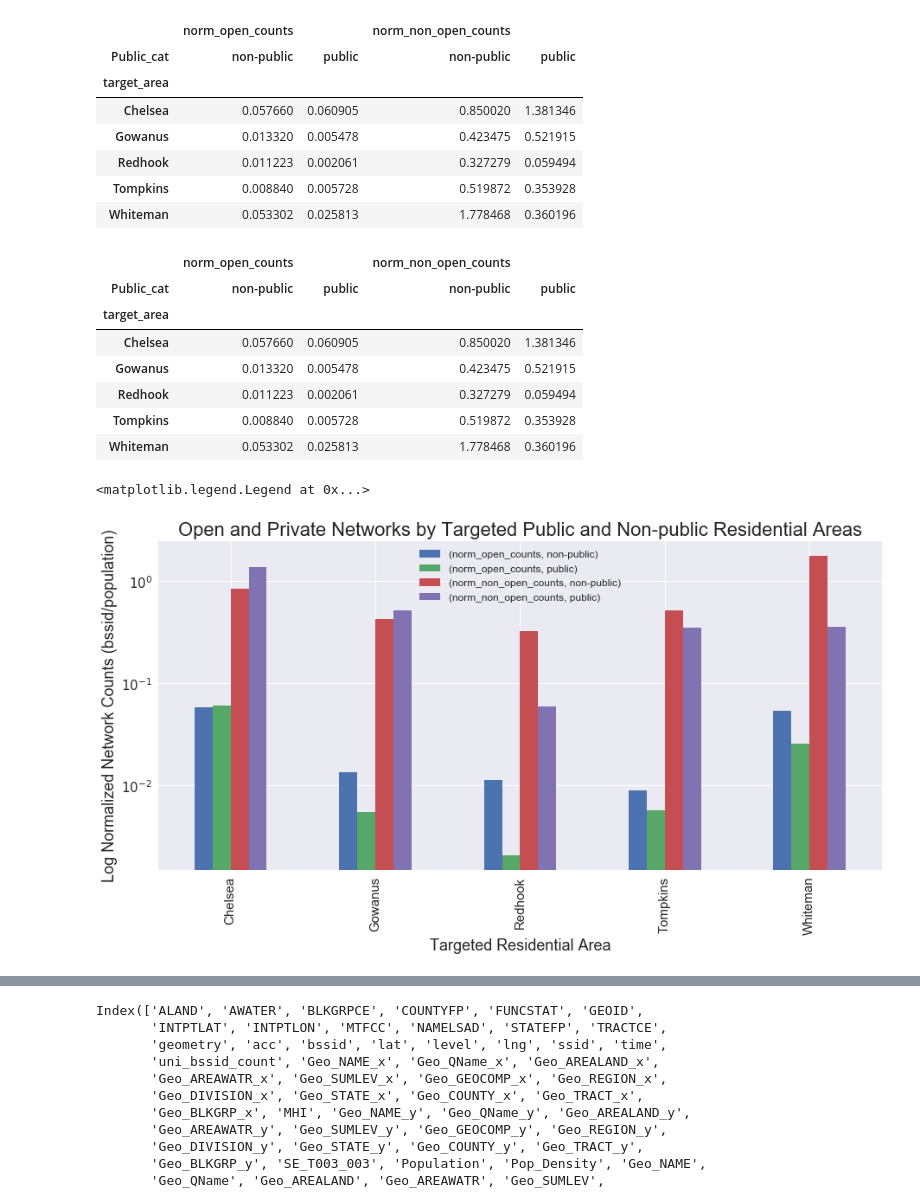
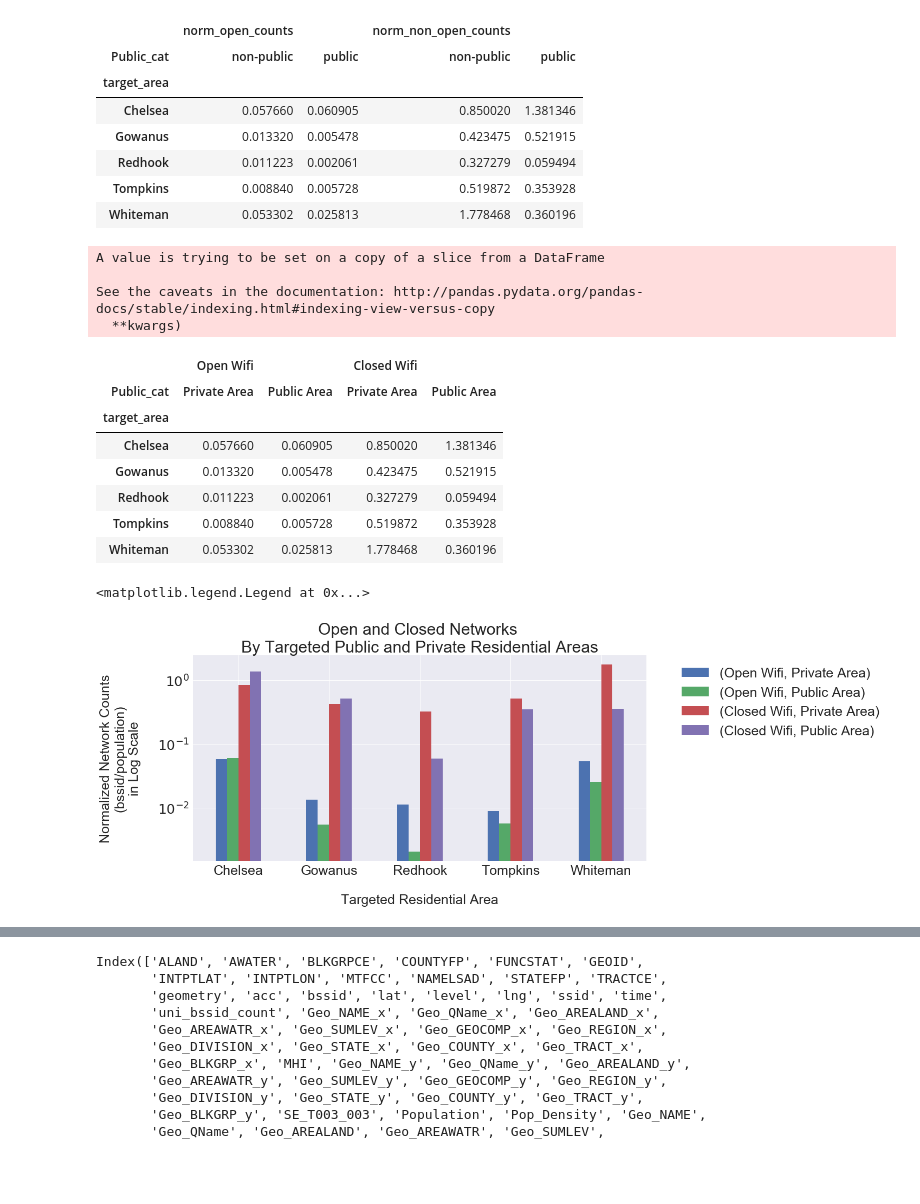
Before and after one commit to cor215/WiFind2017, a Jupyter notebook: Final Analysis - Wifind.ipynb, the cells around one changed output, grey strips where cells are left out. Cells and saved outputs as stored; diff of their text form; code cells hidden in the pictures; blank space fills up the shorter version.

```diff
--- a/Final Analysis - Wifind.ipynb
+++ b/Final Analysis - Wifind.ipynb
@@ -1140,29 +1147,38 @@ scatter_plot.pivot_table(values=["norm_open_counts","norm_non_open_counts"],inde
 | Redhook | 0.011223 | 0.002061 | 0.327279 | 0.059494 |
 | Tompkins | 0.008840 | 0.005728 | 0.519872 | 0.353928 |
 | Whiteman | 0.053302 | 0.025813 | 1.778468 | 0.360196 |
+# %%
+scatter_plot.rename(columns={'norm_open_counts': 'Open Wifi', 'norm_non_open_counts': 'Closed Wifi'}, inplace=True)
+# %% [output]
+A value is trying to be set on a copy of a slice from a DataFrame
+
+See the caveats in the documentation: http://pandas.pydata.org/pandas-docs/stable/indexing.html#indexing-view-versus-copy
+  **kwargs)
+# %%
+bar_plot_area = scatter_plot.pivot_table(values=["Open Wifi","Closed Wifi"],index="target_area",columns="Public_cat")
 # %%
 bar_plot_area.head()
 # %% [output]
-|  | norm_open_counts |  | norm_non_open_counts |  |
-| Public_cat | non-public | public | non-public | public |
+|  | Open Wifi |  | Closed Wifi |  |
+| Public_cat | Private Area | Public Area | Private Area | Public Area |
 | target_area |  |  |  |  |
 | Chelsea | 0.057660 | 0.060905 | 0.850020 | 1.381346 |
 | Gowanus | 0.013320 | 0.005478 | 0.423475 | 0.521915 |
 | Redhook | 0.011223 | 0.002061 | 0.327279 | 0.059494 |
 | Tompkins | 0.008840 | 0.005728 | 0.519872 | 0.353928 |
 | Whiteman | 0.053302 | 0.025813 | 1.778468 | 0.360196 |
-# %%
-bar_plot_area = scatter_plot.pivot_table(values=["norm_open_counts","norm_non_open_counts"],index="target_area",columns="Public_cat")
 # %%
 ax = bar_plot_area.plot(kind='bar', figsize=(15, 7), legend=True, fontsize=15)
-ax.set_title("Open and Private Networks by Targeted Public and Non-public Residential Areas",fontsize=22)
-ax.set_ylabel("Log Normalized Network Counts (bssid/population)", fontsize=18)
-ax.set_xlabel("Targeted Residential Area", fontsize=18)
+ax.set_title("Open and Closed Networks \nBy Targeted Public and Private Residential Areas",fontsize=30)
+ax.set_ylabel("Normalized Network Counts\n(bssid/population)\nin Log Scale\n", fontsize=25)
+ax.set_xlabel("\nTargeted Residential Area", fontsize=25)
 ax.set_yscale("log")
-plt.legend(fontsize=12)
+ax.tick_params(axis='both', labelsize=25)
+plt.xticks(rotation = 0)
+plt.legend(loc='upper left', fontsize=25, bbox_to_anchor=(1.05, 1))
 # %% [output]
 <matplotlib.legend.Legend at 0x...>
-[figure, old version]
+[figure, new version]
 # %%
 ax = scatter_plot.plot(kind='bar', figsize=(15, 7), legend=True, fontsize=15)
 ax.set_title("Open Networks vs. Non-open Networks by Census Block Group",fontsize=22)
```
Also changed, not shown: parts of 66 cells of this notebook.
